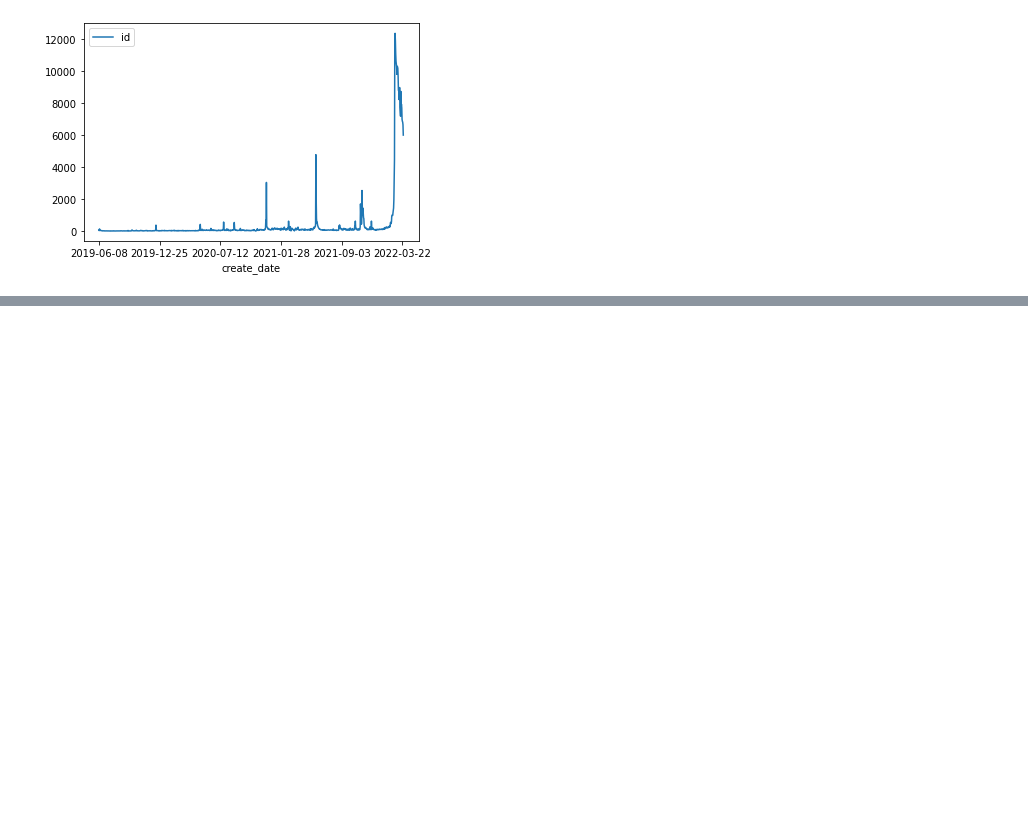
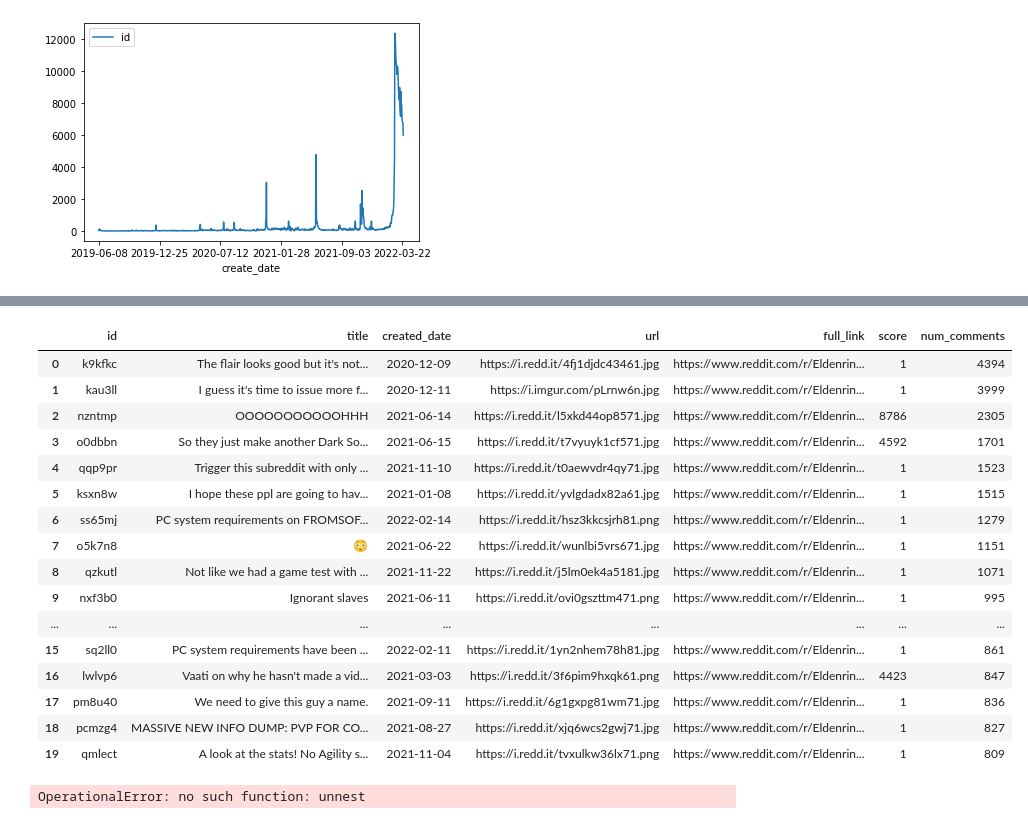
Before and after one commit to NeoJersey/analysis-of-r-eldenring, a Jupyter notebook: Preprocessing.ipynb, the cells around one changed output, grey strips where cells are left out. Saved outputs shown, nothing was run; the diff lists cells and outputs as text; code cells hidden in the pictures; blank space fills up the shorter version.

```diff
--- a/Preprocessing.ipynb
+++ b/Preprocessing.ipynb
@@ -111,0 +227,26 @@ df.head().to_clipboard()
+# %%
+# a week's top 10 commented posts
+conn = sqlite3.connect("eldenRing.db")
+# q = "select full_link from posts where created_date between '2019-09-23' and '2019-09-25'"
+start_date = "2020-09-23"
+end_date = "2020-09-29"
+
+q = f"""
+with perma as(
+select parent_id, count(*) num_comments from comments
+where created_date between "2020-09-23" and "2020-09-25"
+group by parent_id
+order by num_comments desc
+limit 10
+)
+
+select p.parent_id, p.num_comments, po.full_link, po.contents, po.created_date, po.score, po.num_comments
+from perma p left join posts po
+on p.parent_id = po.id
+"""
+
+# conn.execute(q).fetchall()
+
+# q = "create index created_date on comments (created_date)"
+df = pd.read_sql(q, conn)
+df
@@ -111,0 +292,39 @@ df.head().to_clipboard()
+# %%
+q = """
+select id, title, created_date, url, full_link, score, num_comments from posts
+where url like "%.jpg" or url like "%.png" or url like "%.gif"
+order by num_comments desc
+limit 20
+"""
+
+pd.read_sql(q, conn)
+# %% [output]
+|  | id | title | created_date | url | full_link | score | num_comments |
+| 0 | k9kfkc | The flair looks good but it's not... | 2020-12-09 | https://i.redd.it/4fj1djdc43461.jpg | https://www.reddit.com/r/Eldenrin... | 1 | 4394 |
+| 1 | kau3ll | I guess it's time to issue more f... | 2020-12-11 | https://i.imgur.com/pLrnw6n.jpg | https://www.reddit.com/r/Eldenrin... | 1 | 3999 |
+| 2 | nzntmp | OOOOOOOOOOOHHH | 2021-06-14 | https://i.redd.it/l5xkd44op8571.jpg | https://www.reddit.com/r/Eldenrin... | 8786 | 2305 |
+| 3 | o0dbbn | So they just make another Dark So... | 2021-06-15 | https://i.redd.it/t7vyuyk1cf571.jpg | https://www.reddit.com/r/Eldenrin... | 4592 | 1701 |
+| 4 | qqp9pr | Trigger this subreddit with only ... | 2021-11-10 | https://i.redd.it/t0aewvdr4qy71.jpg | https://www.reddit.com/r/Eldenrin... | 1 | 1523 |
+| 5 | ksxn8w | I hope these ppl are going to hav... | 2021-01-08 | https://i.redd.it/yvlgdadx82a61.jpg | https://www.reddit.com/r/Eldenrin... | 1 | 1515 |
+| 6 | ss65mj | PC system requirements on FROMSOF... | 2022-02-14 | https://i.redd.it/hsz3kkcsjrh81.png | https://www.reddit.com/r/Eldenrin... | 1 | 1279 |
+| 7 | o5k7n8 | 😳 | 2021-06-22 | https://i.redd.it/wunlbi5vrs671.jpg | https://www.reddit.com/r/Eldenrin... | 1 | 1151 |
+| 8 | qzkutl | Not like we had a game test with ... | 2021-11-22 | https://i.redd.it/j5lm0ek4a5181.jpg | https://www.reddit.com/r/Eldenrin... | 1 | 1071 |
+| 9 | nxf3b0 | Ignorant slaves | 2021-06-11 | https://i.redd.it/ovi0gszttm471.png | https://www.reddit.com/r/Eldenrin... | 1 | 995 |
+| ... | ... | ... | ... | ... | ... | ... | ... |
+| 15 | sq2ll0 | PC system requirements have been ... | 2022-02-11 | https://i.redd.it/1yn2nhem78h81.jpg | https://www.reddit.com/r/Eldenrin... | 1 | 861 |
+| 16 | lwlvp6 | Vaati on why he hasn't made a vid... | 2021-03-03 | https://i.redd.it/3f6pim9hxqk61.png | https://www.reddit.com/r/Eldenrin... | 4423 | 847 |
+| 17 | pm8u40 | We need to give this guy a name. | 2021-09-11 | https://i.redd.it/6g1gxpg81wm71.jpg | https://www.reddit.com/r/Eldenrin... | 1 | 836 |
+| 18 | pcmzg4 | MASSIVE NEW INFO DUMP: PVP FOR CO... | 2021-08-27 | https://i.redd.it/xjq6wcs2gwj71.jpg | https://www.reddit.com/r/Eldenrin... | 1 | 827 |
+| 19 | qmlect | A look at the stats! No Agility s... | 2021-11-04 | https://i.redd.it/tvxulkw36lx71.png | https://www.reddit.com/r/Eldenrin... | 1 | 809 |
+# %%
+# use params in read_sql
+q = "select id, title, url, full_link from posts where created_date between ? and ?"
+columns = ["id", "title", "url", "full_link",]
+start_date = "2020-09-23"
+end_date = "2020-09-25"
+params = (columns, start_date, end_date)
+conn.execute(q, params).fetchall()
+
+# pd.read_sql(q, conn, params=(start_date, end_date))
+# %% [output]
+OperationalError: no such function: unnest
```
Also changed, not shown: parts of 32 cells of this notebook, 5 other files.
